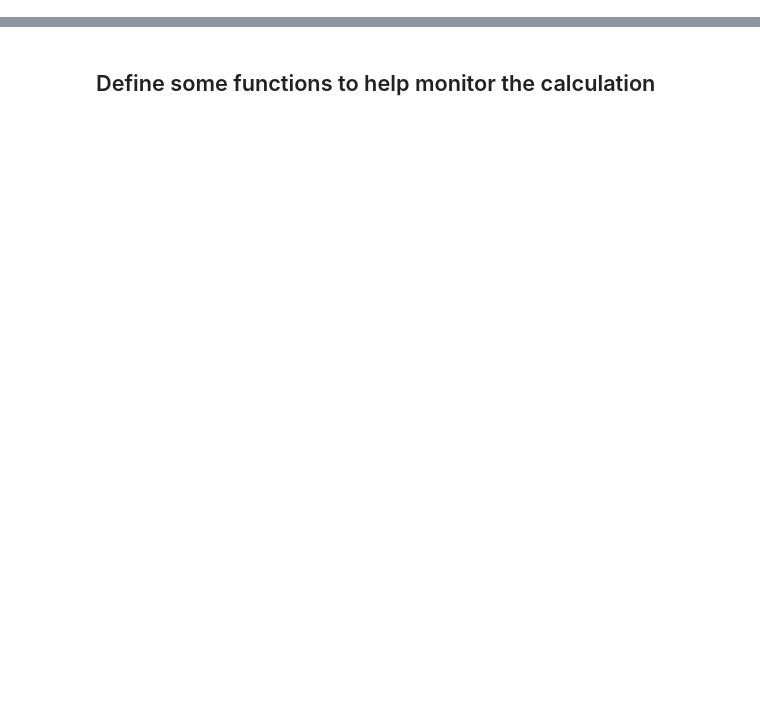
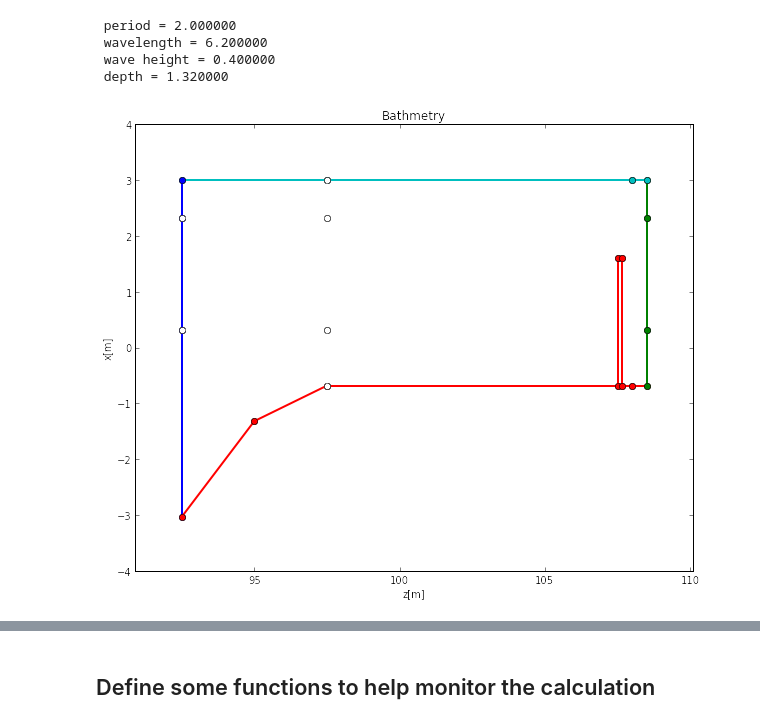
Before and after one commit to erdc/proteus-mprans, a Jupyter notebook: benchmarks/iwall2D/NumericalTank2D.ipynb, the cells around one changed output, grey strips where cells are left out. Cells and saved outputs as stored; diff of their text form; code cells hidden in the pictures; blank space fills up the shorter version.

```diff
--- a/benchmarks/iwall2D/NumericalTank2D.ipynb
+++ b/benchmarks/iwall2D/NumericalTank2D.ipynb
@@ -87,19 +0,0 @@ print """ period = %f \n wavelength = %f \n wave height = %f \n depth = %f""" %
-# %%
-#%px
-tank.domain.vertices[10][1] = 0.0
-#now plot it
-plt.title('Bathmetry')
-plt.xlabel(r'z[m]')
-plt.ylabel(r'x[m]')
-colors = ['b','g','r','c','m','y','k','w']
-pylab.xlim(tank.domain.x[0]-0.1*tank.domain.L[0],tank.domain.x[0]+tank.domain.L[0]+0.1*tank.domain.L[0])
-for si,s in enumerate(tank.segments):
-    #plot(
-    plot([tank.domain.vertices[s[0]][0],
-          tank.domain.vertices[s[1]][0]],
-         [tank.domain.vertices[s[0]][1],tank.domain.vertices[s[1]][1]],
-         color=colors[tank.domain.segmentFlags[si]-1],
-         linewidth=2,
-         marker='o')
-tank.domain.polyfile=None
-tank.domain.writePoly(tank.domain.name)
@@ -171,0 +46,8 @@ If you want to use something not previously written, you can just redefine them.
+# %%
+from IPython.parallel import Client, error
+cluster = Client(profile='mpiWavetank')
+view = cluster[:]
+view.block = True
+%load_ext parallelmagic
+view.activate()
+print view
@@ -171,0 +104,29 @@ If you want to use something not previously written, you can just redefine them.
+# %%
+print """ period = %f \n wavelength = %f \n wave height = %f \n depth = %f""" % (
+                                                                                 view['tank.period'][0],
+                                                                                 view['tank.wavelength'][0],
+                                                                                 view['tank.waveheight'][0],
+                                                                                 view['tank.inflowHeightMean'][0])
+# %% [output]
+ period = 2.000000
+ wavelength = 6.200000
+ wave height = 0.400000
+ depth = 1.320000
+# %%
+pylab.rcParams['figure.figsize'] = (10.0, 8.0)
+plt.title('Bathmetry')
+plt.xlabel(r'z[m]')
+plt.ylabel(r'x[m]')
+colors = ['b','g','r','c','m','y','k','w']
+domain = view['tank.domain'][0]
+segments = view['tank.segments'][0]
+pylab.xlim(domain.x[0]-0.1*domain.L[0],domain.x[0]+domain.L[0]+0.1*domain.L[0])
+for si,s in enumerate(segments):
+    plot([domain.vertices[s[0]][0],
+          domain.vertices[s[1]][0]],
+         [domain.vertices[s[0]][1],domain.vertices[s[1]][1]],
+         color=colors[domain.segmentFlags[si]-1],
+         linewidth=2,
+         marker='o')
+# %% [output]
+[figure, added]
```
Also changed, not shown: parts of 63 cells of this notebook, 3 other files.
